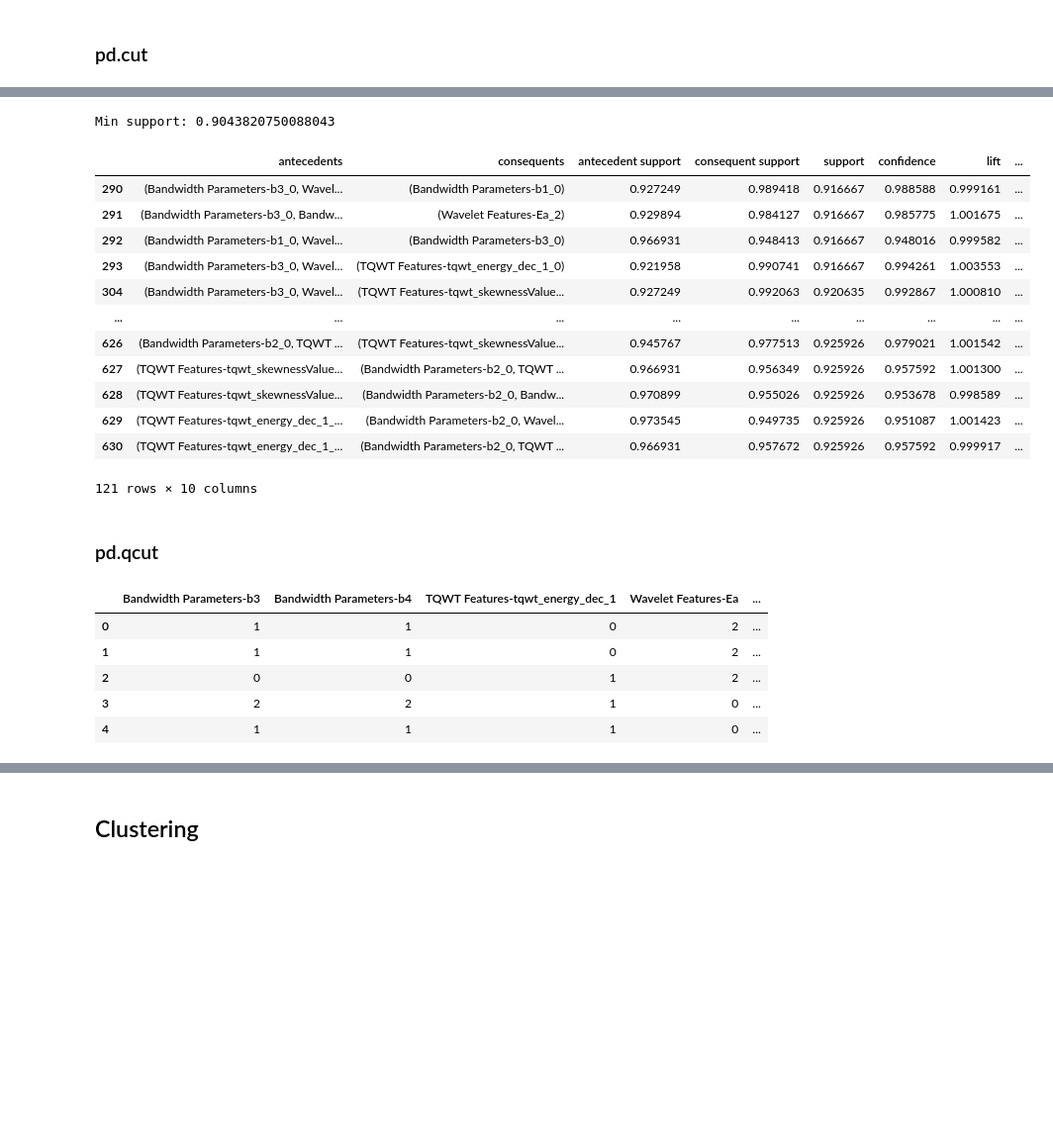
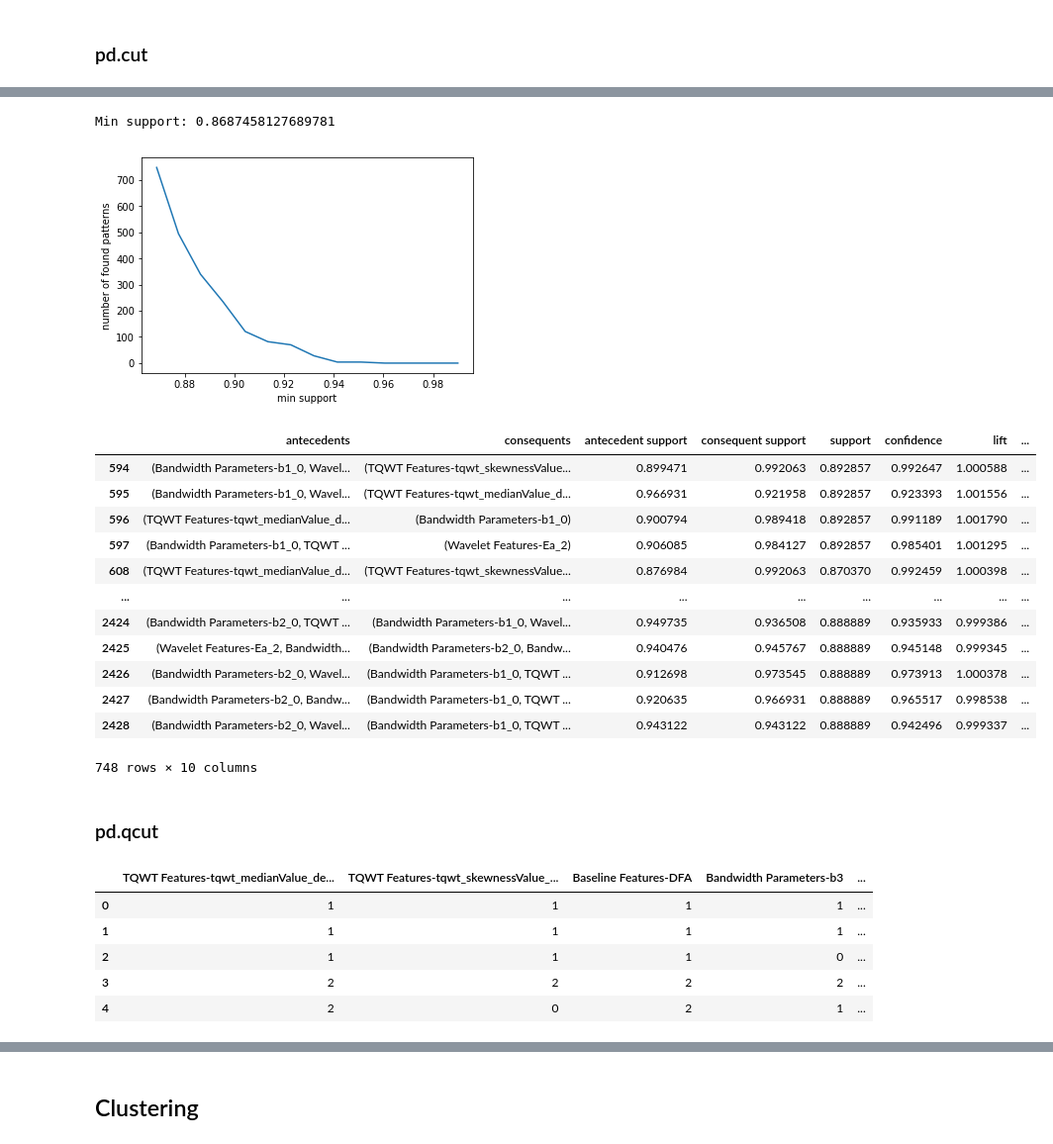
Before and after one commit to MartinXPN/Tecnico, a Jupyter notebook: DataScience/Project - dataset1.ipynb, the cells around one changed output, grey strips where cells are left out. Shown at 99% size. Cells and saved outputs as stored; diff of their text form; code cells hidden in the pictures; blank space fills up the shorter version.

```diff
--- a/DataScience/Project - dataset1.ipynb
+++ b/DataScience/Project - dataset1.ipynb
@@ -834,12 +834,13 @@ from mlxtend.frequent_patterns import apriori, association_rules
 # %%
 # pd.cut
 selected_columns = get_inter_class_important_column_names(data, correlation_threshold=0.1, plot_correlations=False)
-selected_columns = set(selected_columns + ['-gender', 'class'])
+selected_columns = set(selected_columns + ['-gender'])
 selected_columns.remove('-id')
+selected_columns.remove('class')
 
 newdf = data[selected_columns].copy()
 for col in newdf:
-    if col not in ['class','-id','-gender']:
+    if col not in ['-gender']:
         newdf[col] = pd.cut(newdf[col],3,labels=['0','1','2'])
 newdf.head(5)
 # %% [output]
@@ -852,7 +853,7 @@ newdf.head(5)
 # %%
 dummylist = []
 for att in newdf:
-    if att in ['class','-gender']:
+    if att in ['-gender']:
         newdf[att] = newdf[att].astype('category')
     dummylist.append(pd.get_dummies(newdf[[att]]))
 dummified_df = pd.concat(dummylist, axis=1)
@@ -877,54 +878,62 @@ _ = plt.xticks(np.arange(len(freqs)), keys, rotation='vertical')
 # %%
-minpatterns = 100
+minpatterns = 500
 min_support = 1.
+assoc = {}
 
 while min_support > 0:
     min_support *= 0.99
 
     frequent_itemsets = apriori(dummified_df, min_support=min_support, use_colnames=True)
     rules = association_rules(frequent_itemsets, metric="confidence", min_threshold=0.8)
     rules["antecedent_len"] = rules["antecedents"].apply(lambda x: len(x))
     res = rules[(rules['antecedent_len']>=3)]
+    assoc[min_support] = len(res)
     if len(res) >= minpatterns:
         break
 
 print(f'Min support: {min_support}')
+plt.figure()
+plt.plot(assoc.keys(), assoc.values())
+plt.xlabel('min support')
+plt.ylabel('number of found patterns')
+plt.show()
 res
 # %% [output]
-Min support: 0.9043820750088043
+Min support: 0.8687458127689781
+[figure, added]
 |  | antecedents | consequents | antecedent support | consequent support | support | confidence | lift | ... |
-| 290 | (Bandwidth Parameters-b3_0, Wavel... | (Bandwidth Parameters-b1_0) | 0.927249 | 0.989418 | 0.916667 | 0.988588 | 0.999161 | ... |
-| 291 | (Bandwidth Parameters-b3_0, Bandw... | (Wavelet Features-Ea_2) | 0.929894 | 0.984127 | 0.916667 | 0.985775 | 1.001675 | ... |
-| 292 | (Bandwidth Parameters-b1_0, Wavel... | (Bandwidth Parameters-b3_0) | 0.966931 | 0.948413 | 0.916667 | 0.948016 | 0.999582 | ... |
-| 293 | (Bandwidth Parameters-b3_0, Wavel... | (TQWT Features-tqwt_energy_dec_1_0) | 0.921958 | 0.990741 | 0.916667 | 0.994261 | 1.003553 | ... |
-| 304 | (Bandwidth Parameters-b3_0, Wavel... | (TQWT Features-tqwt_skewnessValue... | 0.927249 | 0.992063 | 0.920635 | 0.992867 | 1.000810 | ... |
+| 594 | (Bandwidth Parameters-b1_0, Wavel... | (TQWT Features-tqwt_skewnessValue... | 0.899471 | 0.992063 | 0.892857 | 0.992647 | 1.000588 | ... |
+| 595 | (Bandwidth Parameters-b1_0, Wavel... | (TQWT Features-tqwt_medianValue_d... | 0.966931 | 0.921958 | 0.892857 | 0.923393 | 1.001556 | ... |
+| 596 | (TQWT Features-tqwt_medianValue_d... | (Bandwidth Parameters-b1_0) | 0.900794 | 0.989418 | 0.892857 | 0.991189 | 1.001790 | ... |
+| 597 | (Bandwidth Parameters-b1_0, TQWT ... | (Wavelet Features-Ea_2) | 0.906085 | 0.984127 | 0.892857 | 0.985401 | 1.001295 | ... |
+| 608 | (TQWT Features-tqwt_medianValue_d... | (TQWT Features-tqwt_skewnessValue... | 0.876984 | 0.992063 | 0.870370 | 0.992459 | 1.000398 | ... |
 | ... | ... | ... | ... | ... | ... | ... | ... | ... |
-| 626 | (Bandwidth Parameters-b2_0, TQWT ... | (TQWT Features-tqwt_skewnessValue... | 0.945767 | 0.977513 | 0.925926 | 0.979021 | 1.001542 | ... |
-| 627 | (TQWT Features-tqwt_skewnessValue... | (Bandwidth Parameters-b2_0, TQWT ... | 0.966931 | 0.956349 | 0.925926 | 0.957592 | 1.001300 | ... |
-| 628 | (TQWT Features-tqwt_skewnessValue... | (Bandwidth Parameters-b2_0, Bandw... | 0.970899 | 0.955026 | 0.925926 | 0.953678 | 0.998589 | ... |
-| 629 | (TQWT Features-tqwt_energy_dec_1_... | (Bandwidth Parameters-b2_0, Wavel... | 0.973545 | 0.949735 | 0.925926 | 0.951087 | 1.001423 | ... |
-| 630 | (TQWT Features-tqwt_energy_dec_1_... | (Bandwidth Parameters-b2_0, TQWT ... | 0.966931 | 0.957672 | 0.925926 | 0.957592 | 0.999917 | ... |
+| 2424 | (Bandwidth Parameters-b2_0, TQWT ... | (Bandwidth Parameters-b1_0, Wavel... | 0.949735 | 0.936508 | 0.888889 | 0.935933 | 0.999386 | ... |
+| 2425 | (Wavelet Features-Ea_2, Bandwidth... | (Bandwidth Parameters-b2_0, Bandw... | 0.940476 | 0.945767 | 0.888889 | 0.945148 | 0.999345 | ... |
+| 2426 | (Bandwidth Parameters-b2_0, Wavel... | (Bandwidth Parameters-b1_0, TQWT ... | 0.912698 | 0.973545 | 0.888889 | 0.973913 | 1.000378 | ... |
+| 2427 | (Bandwidth Parameters-b2_0, Bandw... | (Bandwidth Parameters-b1_0, TQWT ... | 0.920635 | 0.966931 | 0.888889 | 0.965517 | 0.998538 | ... |
+| 2428 | (Bandwidth Parameters-b2_0, Wavel... | (Bandwidth Parameters-b1_0, TQWT ... | 0.943122 | 0.943122 | 0.888889 | 0.942496 | 0.999337 | ... |
-121 rows × 10 columns
+748 rows × 10 columns
 # %% [markdown]
 ### pd.qcut
 # %%
-# pd.cut
 selected_columns = get_inter_class_important_column_names(data, correlation_threshold=0.1, plot_correlations=False)
-selected_columns = set(selected_columns + ['-gender', 'class'])
+selected_columns = set(selected_columns + ['-gender'])
 selected_columns.remove('-id')
+selected_columns.remove('class')
 
 newdf = data[selected_columns].copy()
 for col in newdf:
-    if col not in ['class','-id','-gender']:
+    if col not in ['-gender']:
         newdf[col] = pd.qcut(newdf[col].rank(method='first'),3,labels=['0','1','2'], duplicates='drop')
 newdf.head(5)
 # %% [output]
-|  | Bandwidth Parameters-b3 | Bandwidth Parameters-b4 | TQWT Features-tqwt_energy_dec_1 | Wavelet Features-Ea | ... |
-| 0 | 1 | 1 | 0 | 2 | ... |
-| 1 | 1 | 1 | 0 | 2 | ... |
-| 2 | 0 | 0 | 1 | 2 | ... |
-| 3 | 2 | 2 | 1 | 0 | ... |
-| 4 | 1 | 1 | 1 | 0 | ... |
+|  | TQWT Features-tqwt_medianValue_de... | TQWT Features-tqwt_skewnessValue_... | Baseline Features-DFA | Bandwidth Parameters-b3 | ... |
+| 0 | 1 | 1 | 1 | 1 | ... |
+| 1 | 1 | 1 | 1 | 1 | ... |
+| 2 | 1 | 1 | 1 | 0 | ... |
+| 3 | 2 | 2 | 2 | 2 | ... |
+| 4 | 2 | 0 | 2 | 1 | ... |
 # %%
 dummylist = []
 for att in newdf:
```
Also changed, not shown: parts of 7 cells of this notebook.
